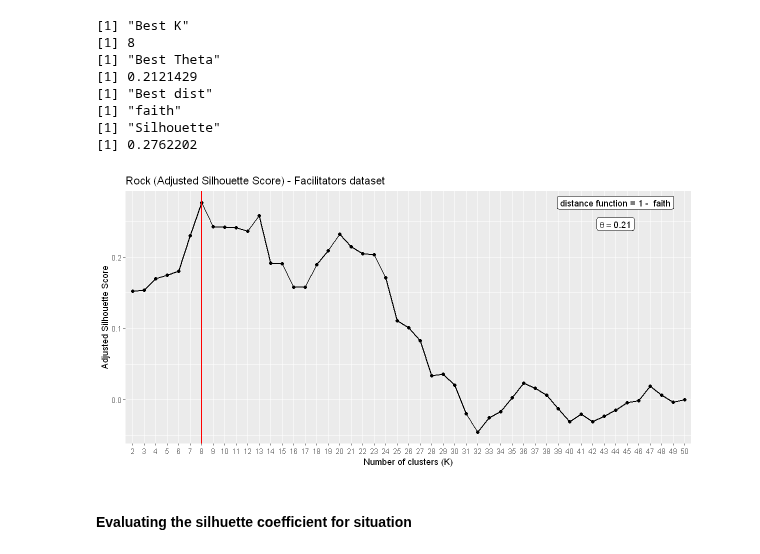
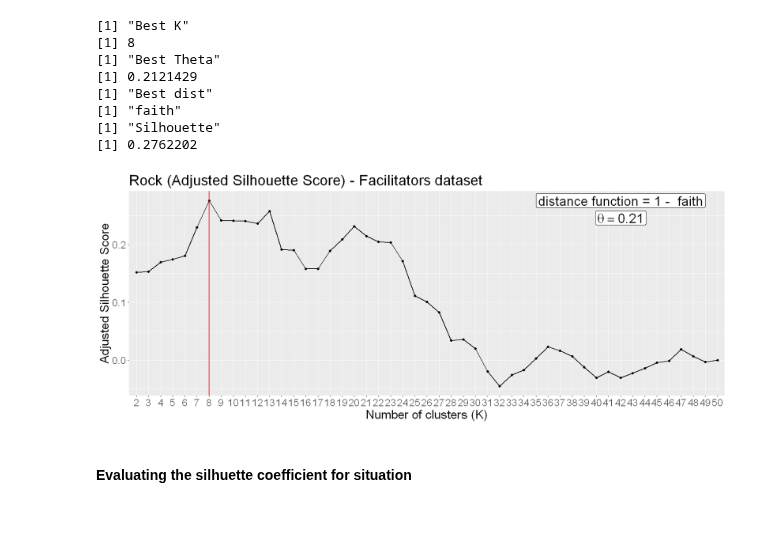
Before and after one commit to LASOS-INT/Barreiras-e-Facilitadores, a Jupyter notebook: R-notebooks/Clustering/facilitators/facilitators_clustering_rock_silhouette/facilitators_clustering_rock_silhouette.ipynb, the cells around one changed output. Saved outputs shown, nothing was run; the diff lists cells and outputs as text; code cells hidden in the pictures; blank space fills up the shorter version.

```diff
--- a/R-notebooks/Clustering/facilitators/facilitators_clustering_rock_silhouette/facilitators_clustering_rock_silhouette.ipynb
+++ b/R-notebooks/Clustering/facilitators/facilitators_clustering_rock_silhouette/facilitators_clustering_rock_silhouette.ipynb
@@ -124,20 +159,21 @@ print(sil)
 # %%
 label1 = paste("theta == ", round(best_theta_rock, 2))
 label2 =paste('distance function = 1 - ', best_dist_rock)
-options(repr.plot.width = 10, repr.plot.height =5)
+options(repr.plot.width = 15, repr.plot.height =6)
 ggplot(data=scs[(scs$dist == best_dist_rock) & (scs$theta == best_theta_rock), ], aes(x=factor(k), y=scs, group=1)) +
     geom_line(size=0.7) + geom_point(size=1.5) +
     geom_vline(xintercept = best_K_rock-1, color = "red", size=0.8) +
     ggtitle("Rock (Adjusted Silhouette Score) - Facilitators dataset") +
     xlab('Number of clusters (K)') +
     ylab('Adjusted Silhouette Score') +
-    annotate("label", x = 43, y = sil-0.03, parse = TRUE, label=label1) +
-    annotate("label", x = 43, y = sil, label=label2)
+    annotate("label", x = 41, y = sil-0.03, parse = TRUE, label=label1, size=8) +
+    annotate("label", x = 41, y = sil, label=label2, size=8)  +
+    theme(text = element_text(size = 21))
 
 
-ggsave(path="graphs", file="metric_evolution.jpeg", width = 10, height = 5)
+ggsave(path="graphs", file="metric_evolution_facilitators_RS.jpeg", width = 15, height = 6)
 # %% [output]
-[figure, old version]
+[figure, new version]
 # %% [markdown]
 #### Evaluating the silhuette coefficient for situation
 # %%
```
Also changed, not shown: parts of 2 cells of this notebook, 30 other files.
